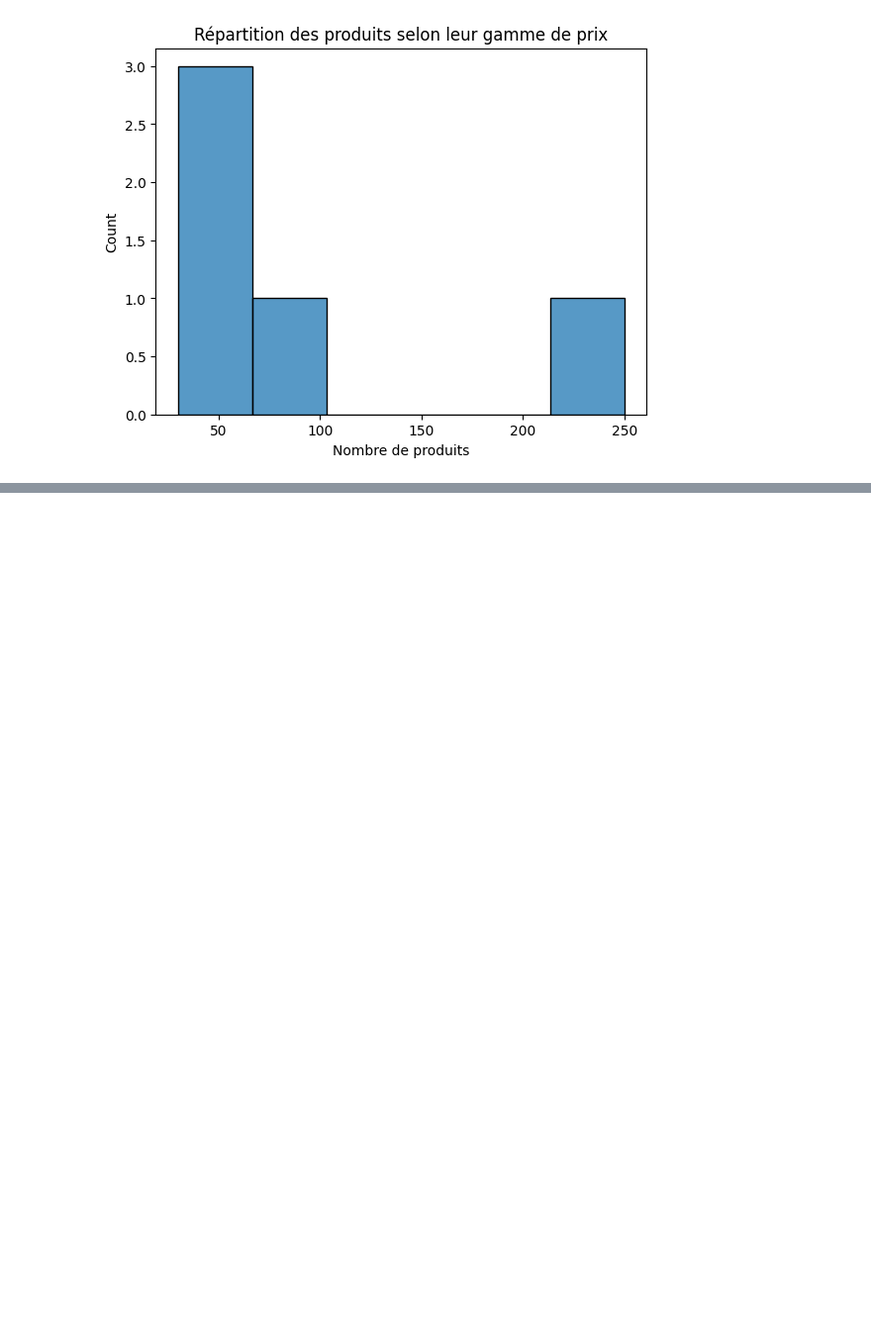
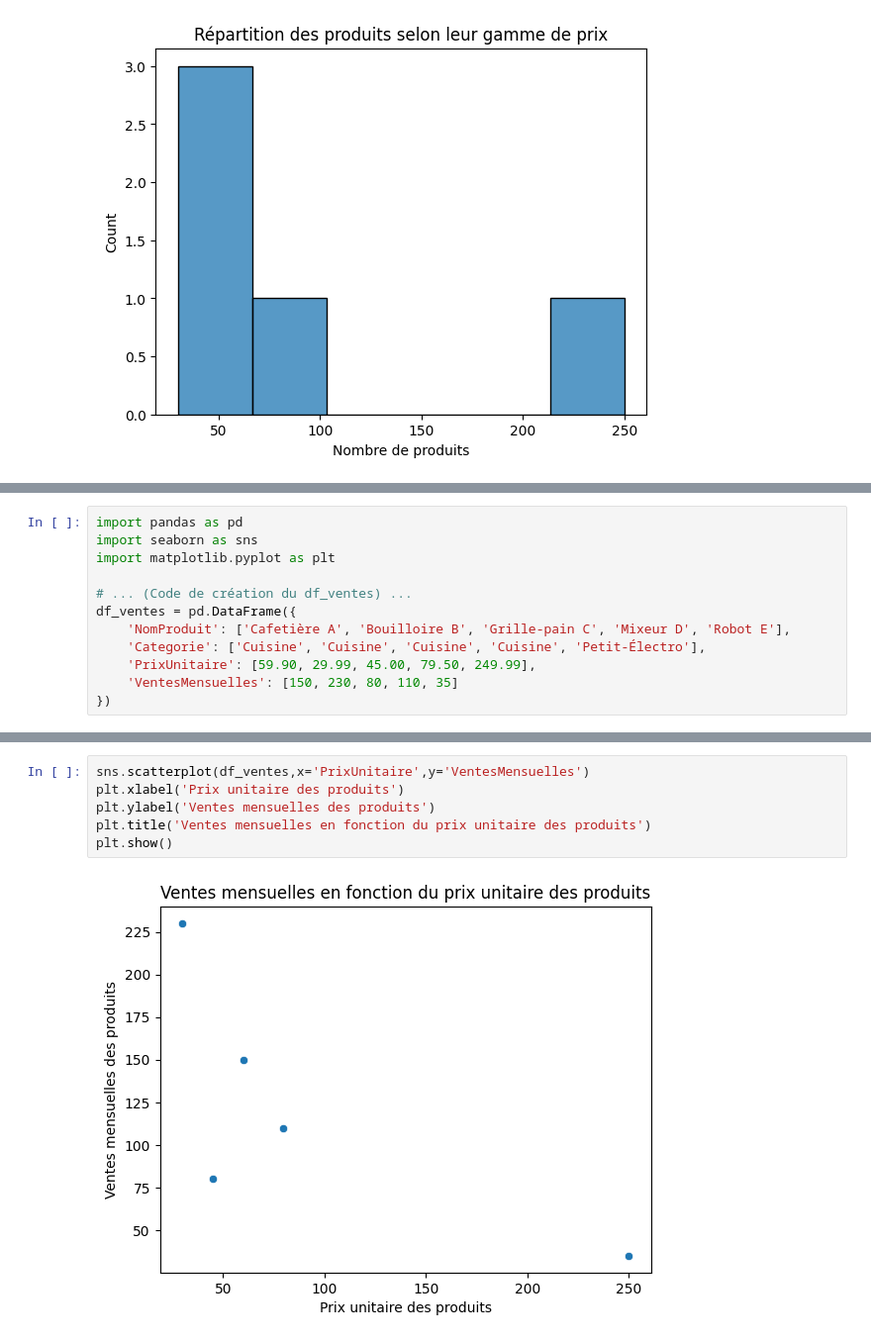
Before and after one commit to vicduch/apprentissageMLPython, a Jupyter notebook: Apprentissage_Python_ML.ipynb, the cells around one changed output, grey strips where cells are left out. Shown at 99% size. Drawn from its saved outputs; the diff is of its cells as text; blank space fills up the shorter version.

```diff
--- a/Apprentissage_Python_ML.ipynb
+++ b/Apprentissage_Python_ML.ipynb
@@ -630,0 +633,12 @@ plt.show()
+# %%
+import pandas as pd
+import seaborn as sns
+import matplotlib.pyplot as plt
+
+# ... (Code de création du df_ventes) ...
+df_ventes = pd.DataFrame({
+    'NomProduit': ['Cafetière A', 'Bouilloire B', 'Grille-pain C', 'Mixeur D', 'Robot E'],
+    'Categorie': ['Cuisine', 'Cuisine', 'Cuisine', 'Cuisine', 'Petit-Électro'],
+    'PrixUnitaire': [59.90, 29.99, 45.00, 79.50, 249.99],
+    'VentesMensuelles': [150, 230, 80, 110, 35]
+})
@@ -630,0 +657,8 @@ plt.show()
+# %%
+sns.scatterplot(df_ventes,x='PrixUnitaire',y='VentesMensuelles')
+plt.xlabel('Prix unitaire des produits')
+plt.ylabel('Ventes mensuelles des produits')
+plt.title('Ventes mensuelles en fonction du prix unitaire des produits')
+plt.show()
+# %% [output]
+[figure, added]
```
Also changed, not shown: parts of 2 cells of this notebook.
